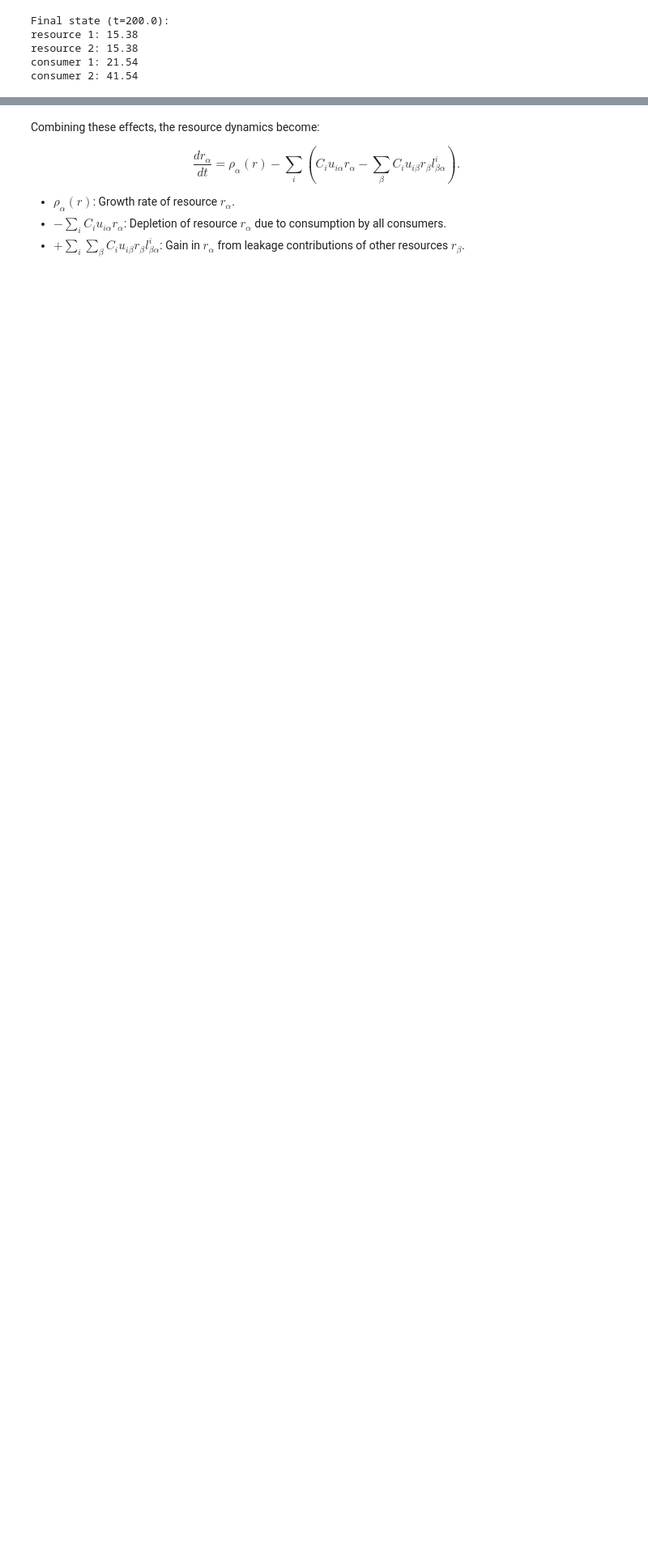
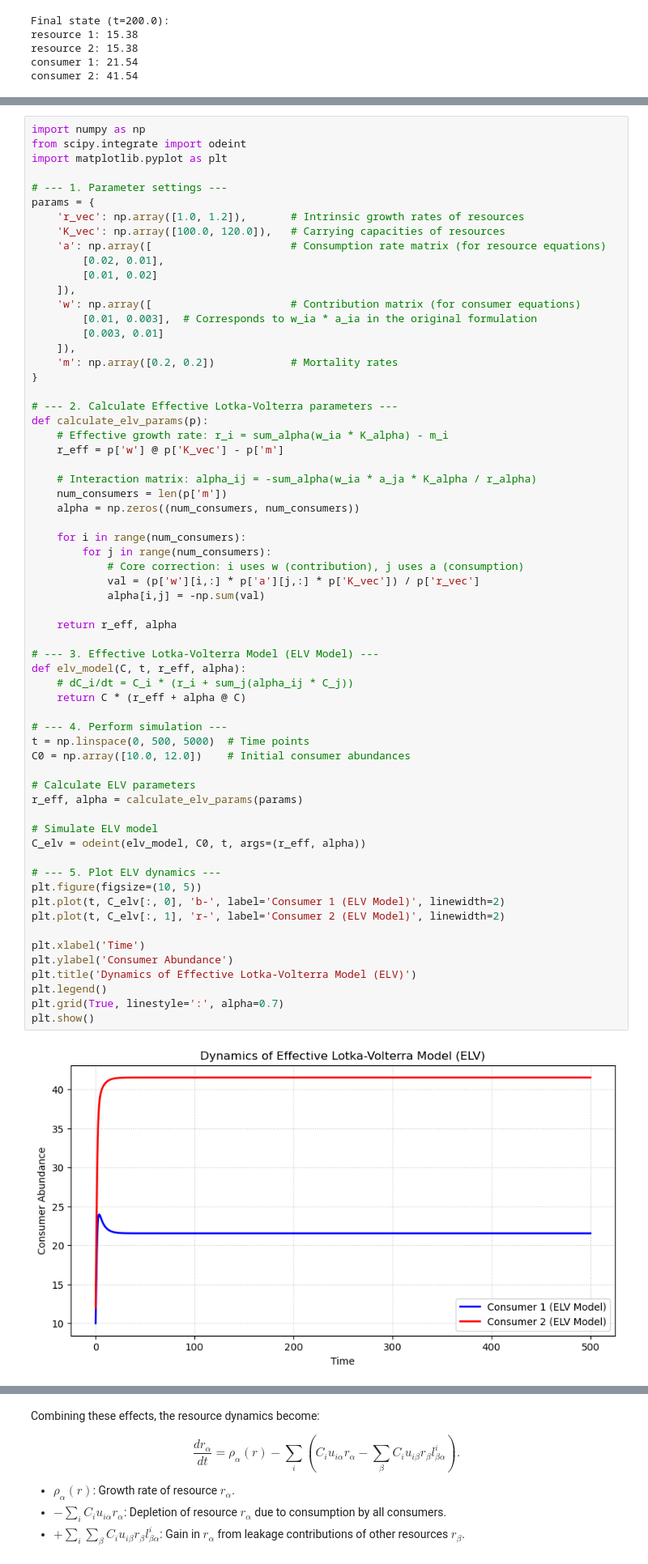
Before and after one commit to MulQuaBio/MQB, a Jupyter notebook: content/notebooks/interactions.ipynb, the cells around one changed output, grey strips where cells are left out. Shown at 81% size. Drawn from its saved outputs; the diff is of its cells as text; blank space fills up the shorter version.

```diff
--- a/content/notebooks/interactions.ipynb
+++ b/content/notebooks/interactions.ipynb
@@ -484,0 +420,65 @@ Effective Interaction Coefficients (alpha_ij):
+# %%
+import numpy as np
+from scipy.integrate import odeint
+import matplotlib.pyplot as plt
+
+# --- 1. Parameter settings ---
+params = {
+    'r_vec': np.array([1.0, 1.2]),       # Intrinsic growth rates of resources
+    'K_vec': np.array([100.0, 120.0]),   # Carrying capacities of resources
+    'a': np.array([                      # Consumption rate matrix (for resource equations)
+        [0.02, 0.01],
+        [0.01, 0.02]
+    ]),
+    'w': np.array([                      # Contribution matrix (for consumer equations)
+        [0.01, 0.003],  # Corresponds to w_ia * a_ia in the original formulation
+        [0.003, 0.01]
+    ]),
+    'm': np.array([0.2, 0.2])            # Mortality rates
+}
+
+# --- 2. Calculate Effective Lotka-Volterra parameters ---
+def calculate_elv_params(p):
+    # Effective growth rate: r_i = sum_alpha(w_ia * K_alpha) - m_i
+    r_eff = p['w'] @ p['K_vec'] - p['m']
+
+    # Interaction matrix: alpha_ij = -sum_alpha(w_ia * a_ja * K_alpha / r_alpha)
+    num_consumers = len(p['m'])
+    alpha = np.zeros((num_consumers, num_consumers))
+
+    for i in range(num_consumers):
+        for j in range(num_consumers):
+            # Core correction: i uses w (contribution), j uses a (consumption)
+            val = (p['w'][i,:] * p['a'][j,:] * p['K_vec']) / p['r_vec']
+            alpha[i,j] = -np.sum(val)
+
+    return r_eff, alpha
+
+# --- 3. Effective Lotka-Volterra Model (ELV Model) ---
+def elv_model(C, t, r_eff, alpha):
+    # dC_i/dt = C_i * (r_i + sum_j(alpha_ij * C_j))
+    return C * (r_eff + alpha @ C)
+
+# --- 4. Perform simulation ---
+t = np.linspace(0, 500, 5000)  # Time points
+C0 = np.array([10.0, 12.0])    # Initial consumer abundances
+
+# Calculate ELV parameters
+r_eff, alpha = calculate_elv_params(params)
+
+# Simulate ELV model
+C_elv = odeint(elv_model, C0, t, args=(r_eff, alpha))
+
+# --- 5. Plot ELV dynamics ---
+plt.figure(figsize=(10, 5))
+plt.plot(t, C_elv[:, 0], 'b-', label='Consumer 1 (ELV Model)', linewidth=2)
+plt.plot(t, C_elv[:, 1], 'r-', label='Consumer 2 (ELV Model)', linewidth=2)
+
+plt.xlabel('Time')
+plt.ylabel('Consumer Abundance')
+plt.title('Dynamics of Effective Lotka-Volterra Model (ELV)')
+plt.legend()
+plt.grid(True, linestyle=':', alpha=0.7)
+plt.show()
+# %% [output]
+[figure, added]
```
Also changed, not shown: parts of 10 cells of this notebook, 3 other files.
